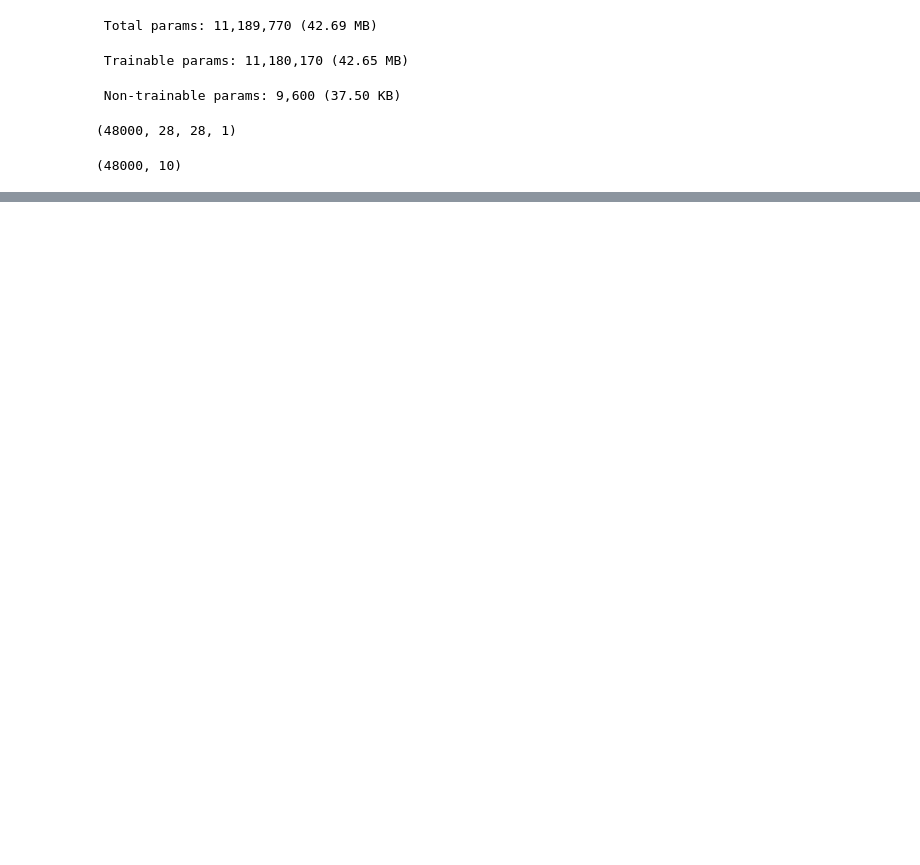
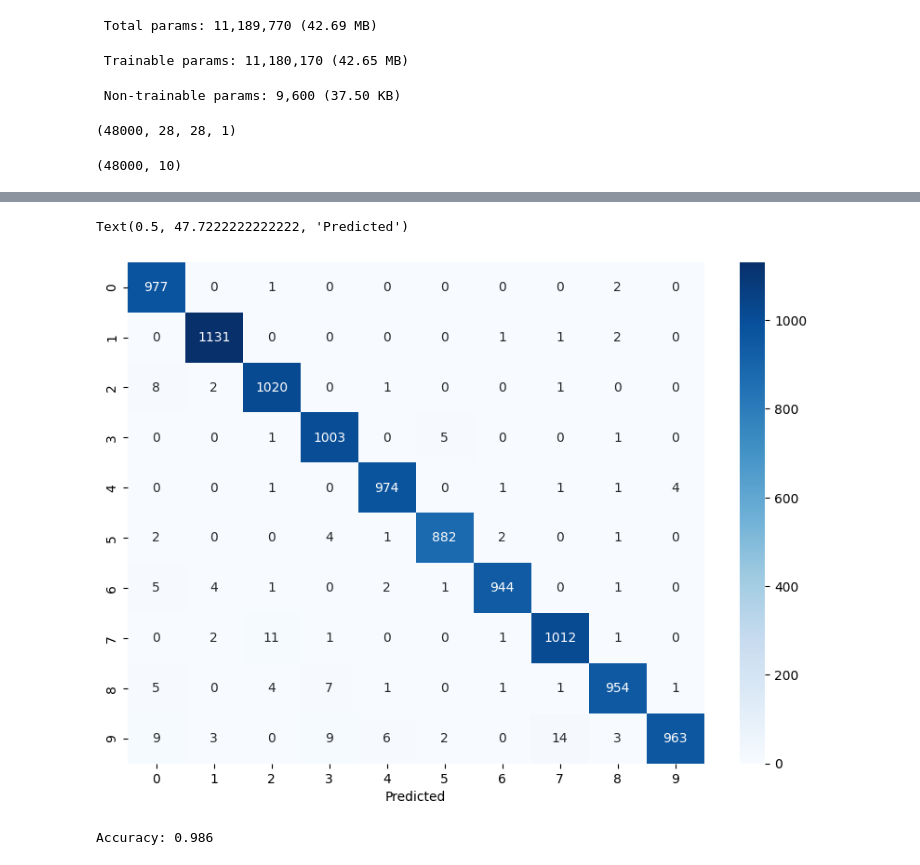
Before and after one commit to EFCK/Few-Shot-Learning, a Jupyter notebook: efe.ipynb, the cells around one changed output, grey strips where cells are left out. Cells and saved outputs as stored; diff of their text form; code cells hidden in the pictures; blank space fills up the shorter version.

Commit message:
prediction

```diff
--- a/efe.ipynb
+++ b/efe.ipynb
@@ -199,0 +125,5 @@ KeyboardInterrupt:
+# %%
+# test the model
+x_test = X_test.reshape(-1, 28, 28, 1)
+y_test_encoded = to_categorical(Y_test)
+y_pred = resnet_18.predict(x_test)
@@ -199,0 +132,19 @@ KeyboardInterrupt:
+# %%
+
+# plot the confusion matrix
+from sklearn.metrics import confusion_matrix
+import seaborn as sns
+import pandas as pd
+
+y_pred = resnet_18.predict(x_test)
+y_pred = np.argmax(y_pred, axis=1)
+y_test = Y_test.astype("int")
+cm = confusion_matrix(y_test, y_pred)
+cm = pd.DataFrame(cm, index=range(10), columns=range(10))
+plt.figure(figsize=(10, 7))
+sns.heatmap(cm, annot=True, fmt="d", cmap="Blues")
+plt.xlabel("Predicted")
+plt.ylabel("True")
+plt.title("Confusion Matrix")
+plt.show()
+# %% [output]
@@ -199,0 +152,9 @@ KeyboardInterrupt:
+Text(0.5, 47.7222222222222, 'Predicted')
+[figure, added]
+# %%
+# print accuracy
+from sklearn.metrics import accuracy_score
+accuracy = accuracy_score(y_test, y_pred)
+print(f"Accuracy: {accuracy}")
+# %% [output]
+Accuracy: 0.986
```
Also changed, not shown: parts of 7 cells of this notebook.
